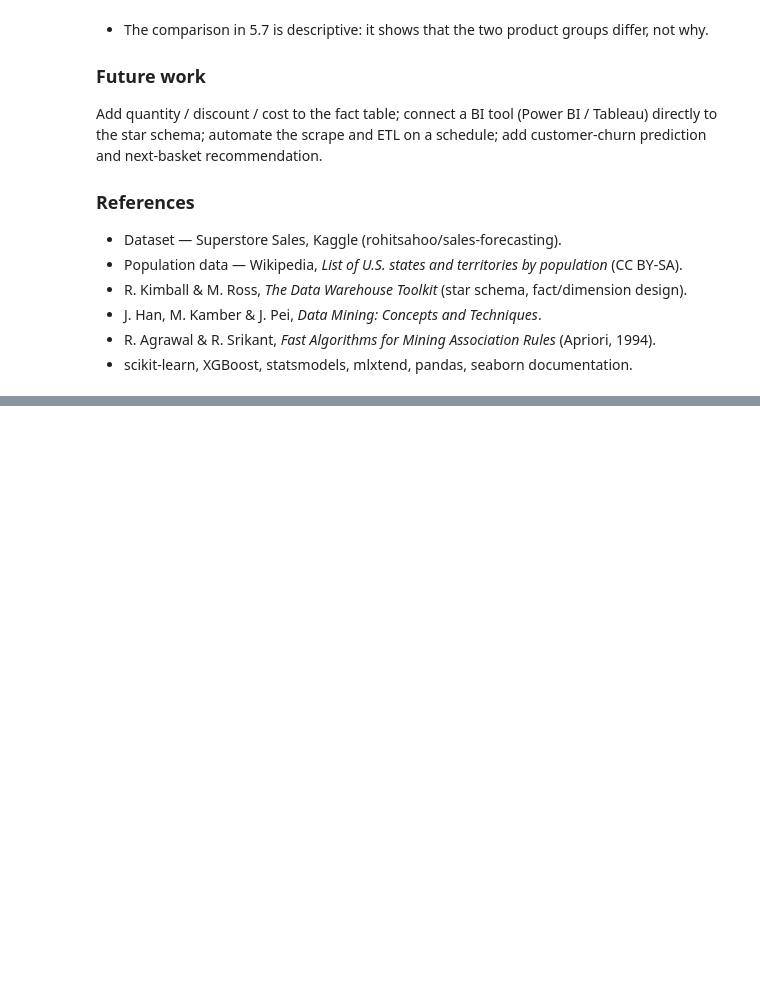
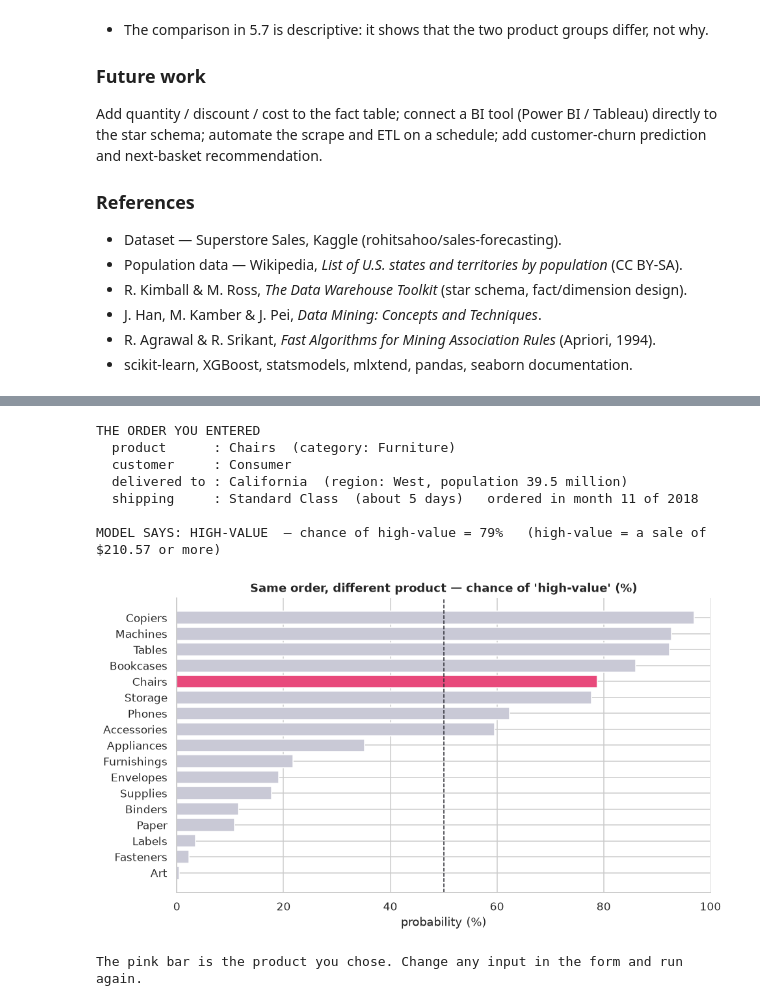
Before and after one commit to Abhishek222983101/sales-analytics-platform, a Jupyter notebook: dwm-project/DWM_Sales_Analytics.ipynb, the cells around one changed output, grey strips where cells are left out. Cells and saved outputs as stored; diff of their text form; code cells hidden in the pictures; blank space fills up the shorter version.

```diff
--- a/dwm-project/DWM_Sales_Analytics.ipynb
+++ b/dwm-project/DWM_Sales_Analytics.ipynb
@@ -2323,0 +2452,52 @@ Add quantity / discount / cost to the fact table; connect a BI tool (Power BI /
+# %%
+sub_to_cat      = clean.drop_duplicates("Sub-Category").set_index("Sub-Category")["Category"].to_dict()
+state_to_region = clean.drop_duplicates("State").set_index("State")["Region"].to_dict()
+pop_millions    = (state_pop.set_index("state")["population_2020"] / 1e6).to_dict()
+typical_days    = clean.groupby("Ship Mode")["ship_days"].median().to_dict()      # a realistic delivery time per ship mode
+
+def order_frame(sub_categories, segment, state, ship_mode, order_month, order_year):
+    """One row per sub-category, every other input the same — in exactly the format the model was trained on."""
+    return pd.DataFrame({
+        "Category": [sub_to_cat[s] for s in sub_categories], "Sub-Category": list(sub_categories),
+        "Segment": segment, "Region": state_to_region[state], "Ship Mode": ship_mode,
+        "order_month": order_month, "order_quarter": (order_month - 1) // 3 + 1, "order_year": order_year,
+        "ship_days": typical_days[ship_mode], "state_pop_millions": pop_millions[state]})[FEATURES]
+
+def predict_new_order(sub_category, segment, state, ship_mode, order_month, order_year):
+    model = fitted["Random Forest"]
+    p = model.predict_proba(order_frame([sub_category], segment, state, ship_mode, order_month, order_year))[0, 1]
+    print("THE ORDER YOU ENTERED")
+    print(f"  product      : {sub_category}  (category: {sub_to_cat[sub_category]})")
+    print(f"  customer     : {segment}")
+    print(f"  delivered to : {state}  (region: {state_to_region[state]}, population {pop_millions[state]:.1f} million)")
+    print(f"  shipping     : {ship_mode}  (about {typical_days[ship_mode]:.0f} days)   ordered in month {order_month} of {order_year}")
+    print(f"\nMODEL SAYS: {'HIGH-VALUE' if p >= 0.5 else 'STANDARD'}  — chance of high-value = {p:.0%}   (high-value = a sale of ${threshold:,.2f} or more)")
+
+    subs = sorted(sub_to_cat)
+    sweep = pd.Series(model.predict_proba(order_frame(subs, segment, state, ship_mode, order_month, order_year))[:, 1], index=subs).sort_values()
+    fig, ax = plt.subplots(figsize=(9, 5.2))
+    ax.barh(sweep.index, sweep.values * 100, color=[PALETTE[0] if s == sub_category else "#C9C9D6" for s in sweep.index])
+    ax.axvline(50, color="#2B2B33", ls="--", lw=1)
+    ax.set(title="Same order, different product — chance of 'high-value' (%)", xlabel="probability (%)", xlim=(0, 100))
+    plt.tight_layout(); plt.show()
+    print("The pink bar is the product you chose. Change any input in the form and run again.")
+# %%
+#@title 🧪 Predict a NEW order — change any input, then press ▶ { display-mode: "form" }
+sub_category = "Chairs"  #@param ["Accessories", "Appliances", "Art", "Binders", "Bookcases", "Chairs", "Copiers", "Envelopes", "Fasteners", "Furnishings", "Labels", "Machines", "Paper", "Phones", "Storage", "Supplies", "Tables"]
+segment = "Consumer"  #@param ["Consumer", "Corporate", "Home Office"]
+state = "California"  #@param ["Alabama", "Arizona", "Arkansas", "California", "Colorado", "Connecticut", "Delaware", "District of Columbia", "Florida", "Georgia", "Idaho", "Illinois", "Indiana", "Iowa", "Kansas", "Kentucky", "Louisiana", "Maine", "Maryland", "Massachusetts", "Michigan", "Minnesota", "Mississippi", "Missouri", "Montana", "Nebraska", "Nevada", "New Hampshire", "New Jersey", "New Mexico", "New York", "North Carolina", "North Dakota", "Ohio", "Oklahoma", "Oregon", "Pennsylvania", "Rhode Island", "South Carolina", "South Dakota", "Tennessee", "Texas", "Utah", "Vermont", "Virginia", "Washington", "West Virginia", "Wisconsin", "Wyoming"]
+ship_mode = "Standard Class"  #@param ["Same Day", "First Class", "Second Class", "Standard Class"]
+order_month = 11  #@param {type:"slider", min:1, max:12, step:1}
+order_year = 2018  #@param {type:"slider", min:2015, max:2018, step:1}
+
+predict_new_order(sub_category, segment, state, ship_mode, order_month, order_year)
+# %% [output]
+THE ORDER YOU ENTERED
+  product      : Chairs  (category: Furniture)
+  customer     : Consumer
+  delivered to : California  (region: West, population 39.5 million)
+  shipping     : Standard Class  (about 5 days)   ordered in month 11 of 2018
+
+MODEL SAYS: HIGH-VALUE  — chance of high-value = 79%   (high-value = a sale of $210.57 or more)
+[figure, added]
+The pink bar is the product you chose. Change any input in the form and run again.
```
Also changed, not shown: parts of 16 cells of this notebook, 5 other files.
